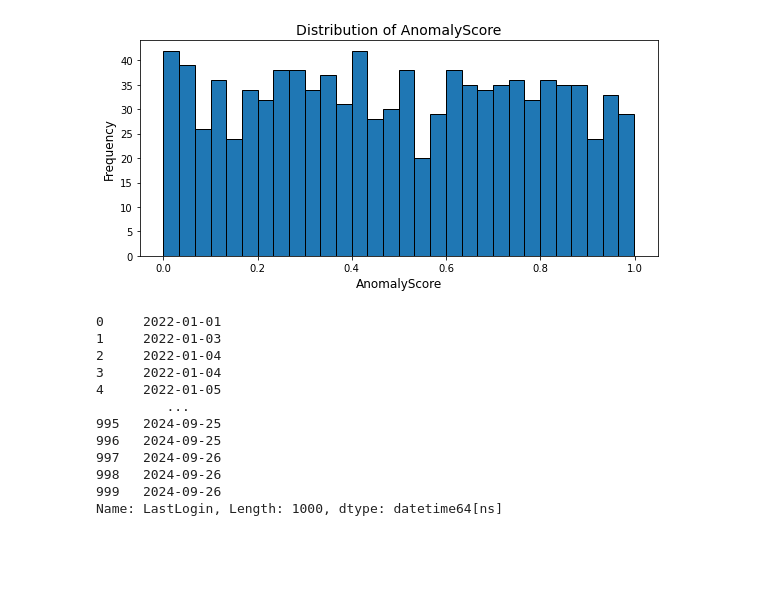
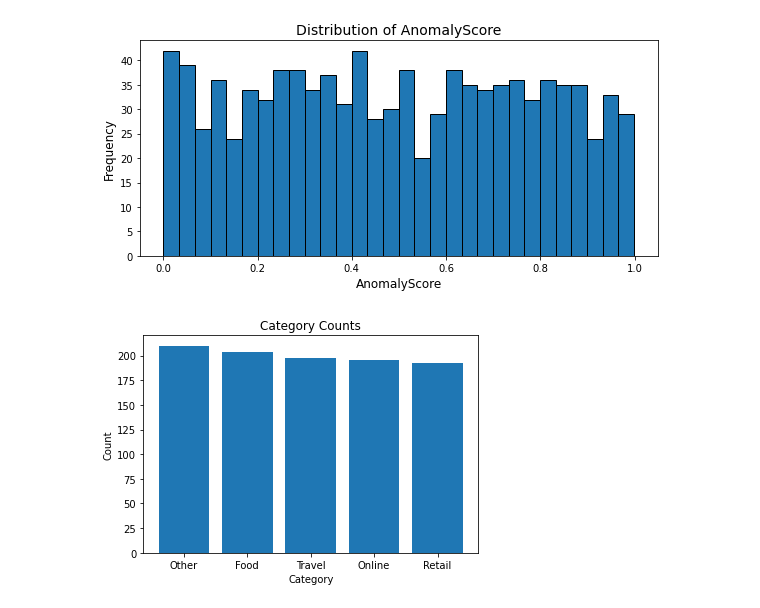
Before and after one commit to ochiengstephen254/fraud-detection, a Jupyter notebook: workbook.ipynb, the cells around one changed output. Cells and saved outputs as stored; diff of their text form; code cells hidden in the pictures; blank space fills up the shorter version.

```diff
--- a/workbook.ipynb
+++ b/workbook.ipynb
@@ -419,18 +403,13 @@ plot_histogram(data,"FraudIndicator")
 plot_histogram(data,"AnomalyScore")
 # %% [output]
 [figure]
-# %%
-data["La
-# %% [output]
-0     2022-01-01
-1     2022-01-03
-2     2022-01-04
-3     2022-01-04
-4     2022-01-05
-         ...
-995   2024-09-25
-996   2024-09-25
-997   2024-09-26
-998   2024-09-26
-999   2024-09-26
-Name: LastLogin, Length: 1000, dtype: datetime64[ns]
+# %%
+#categorical
+counts = data["Category"].value_counts()
+plt.bar(counts.index, counts.values)
+plt.xlabel("Category")
+plt.ylabel("Count")
+plt.title("Category Counts")
+plt.show()
+# %% [output]
+[figure, added]
```
Also changed, not shown: parts of 21 cells of this notebook.
